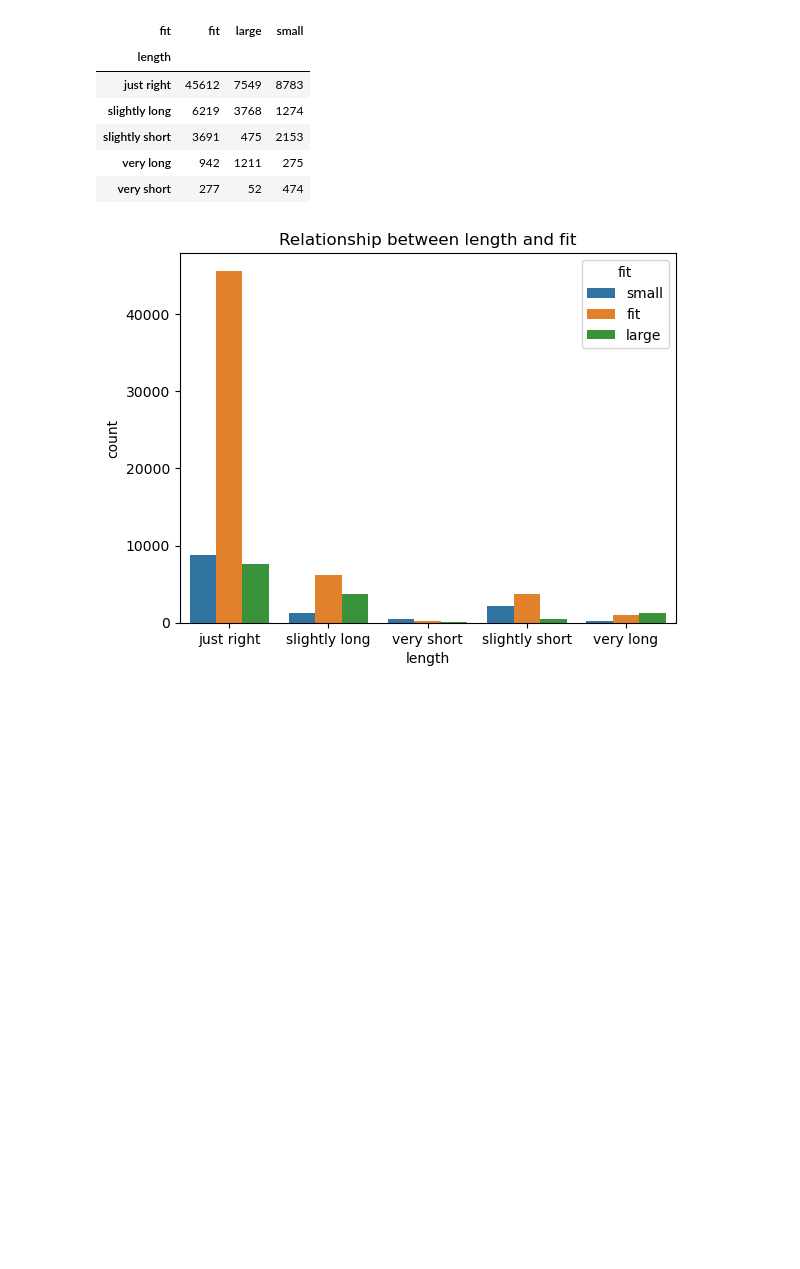
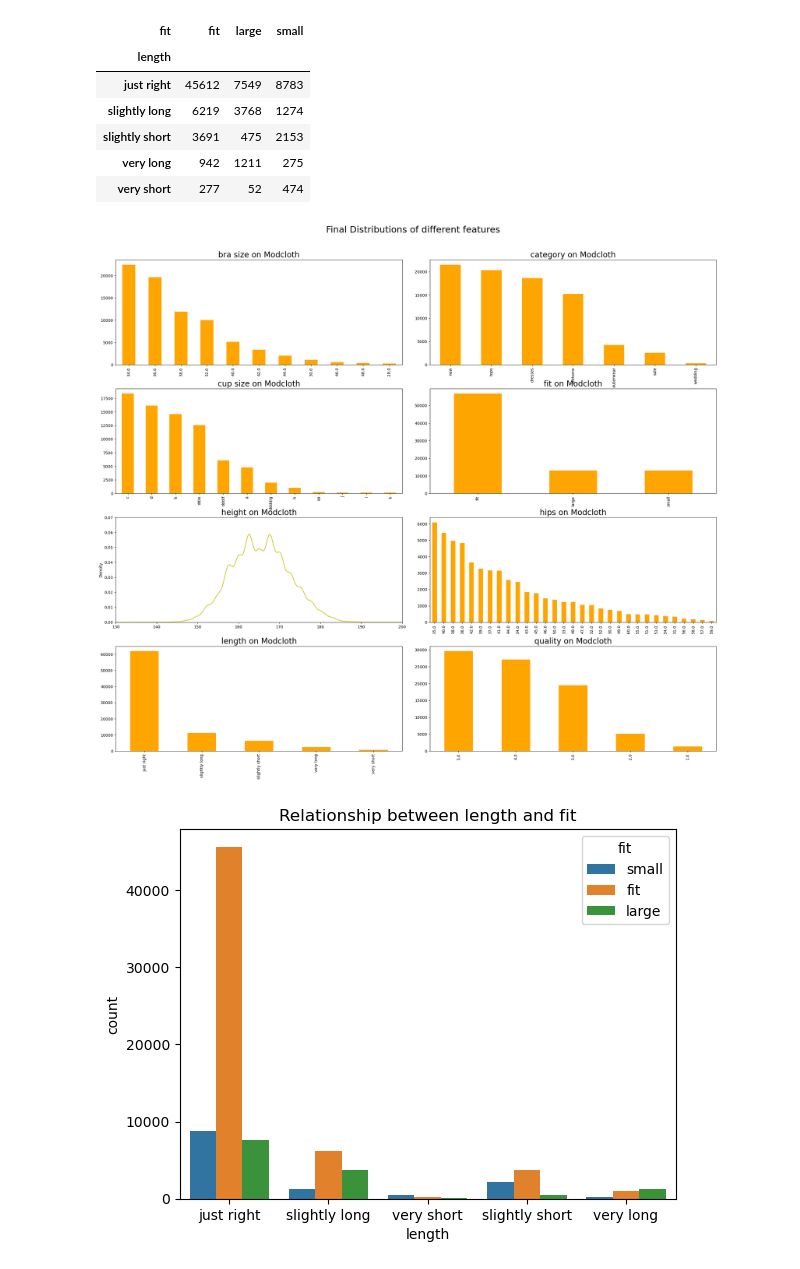
Before and after one commit to jiwonnam/Recommender_sys, a Jupyter notebook: modcloth.ipynb, the cells around one changed output. Drawn from its saved outputs; the diff is of its cells as text; code cells hidden in the pictures; blank space fills up the shorter version.

```diff
--- a/modcloth.ipynb
+++ b/modcloth.ipynb
@@ -127,6 +136,39 @@ pd.crosstab(df['length'], df['fit'])
 | slightly short | 3691 | 475 | 2153 |
 | very long | 942 | 1211 | 275 |
 | very short | 277 | 52 | 474 |
+# %%
+def get_cms(x):
+    if type(x) == type(1.0):
+        return
+    #print(x)
+    try:
+        return (int(x[0])*30.48) + (int(x[4:-2])*2.54)
+    except:
+        return (int(x[0])*30.48)
+df.height = df.height.apply(get_cms)
+# %%
+def plot_dist(col, ax):
+    if col != 'height':
+        df[col].value_counts().plot(kind='bar', facecolor='orange', ax=ax)
+    else:
+        df[col].plot(kind='density', ax=ax, bw_method = 0.15, color='y')
+        ax.set_xlim(130,200)
+        ax.set_ylim(0, 0.07)
+    # ax.set_xlabel('{}'.format(col), fontsize=20)
+    ax.set_title("{} on Modcloth".format(col), fontsize= 20)
+    return ax
+
+f, ax = plt.subplots(4,2, figsize = (22,20))
+f.tight_layout(h_pad=4, w_pad=4, rect=[0, 0.03, 1, 0.93])
+cols = ['bra size','category', 'cup size', 'fit', 'height', 'hips', 'length', 'quality']
+k = 0
+for i in range(4):
+    for j in range(2):
+        plot_dist(cols[k], ax[i][j])
+        k += 1
+__ = plt.suptitle("Final Distributions of different features", fontsize= 23)
+# %% [output]
+[figure, added]
 # %%
 import matplotlib.pyplot as plt
 import seaborn as sns
```
Also changed, not shown: parts of 9 cells of this notebook.
